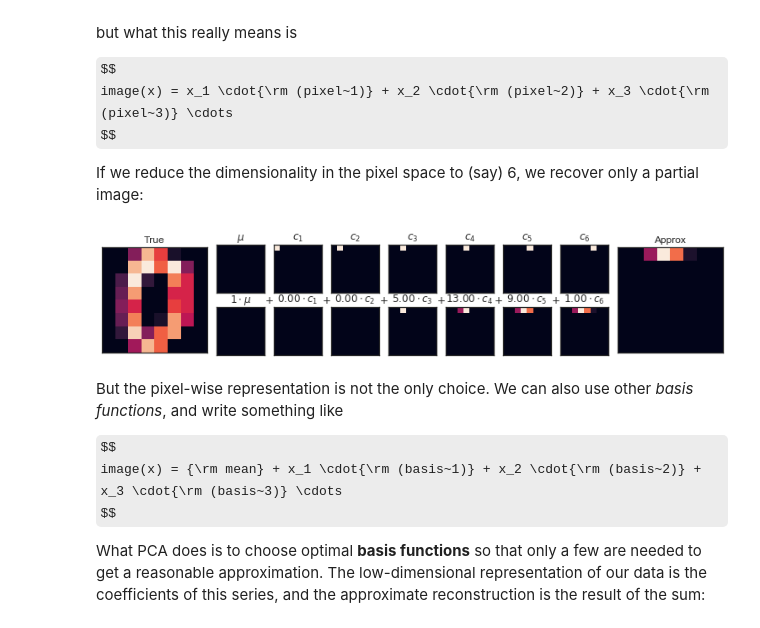
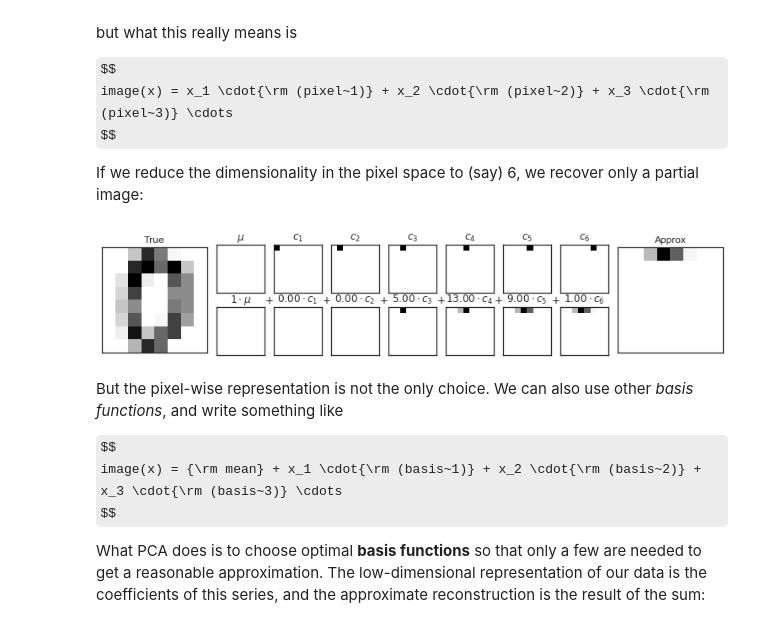
Before and after one commit to jakevdp/sklearn_tutorial, a Jupyter notebook: notebooks/04.1-Dimensionality-PCA.ipynb, the cells around one changed output. Cells and saved outputs as stored; diff of their text form; code cells hidden in the pictures; some formulas as TeX source.

Commit message:
Update: remove seaborn dependency

```diff
--- a/notebooks/04.1-Dimensionality-PCA.ipynb
+++ b/notebooks/04.1-Dimensionality-PCA.ipynb
@@ -14,8 +14,7 @@ import numpy as np
 import matplotlib.pyplot as plt
 from scipy import stats
 
-# use seaborn plotting style defaults
-import seaborn as sns; sns.set()
+plt.style.use('seaborn')
 # %% [markdown]
 ## Introducing Principal Component Analysis
 
@@ -120,10 +119,10 @@ If we reduce the dimensionality in the pixel space to (say) 6, we recover only a
 # %%
 from fig_code.figures import plot_image_components
 
-sns.set_style('white')
-plot_image_components(digits.data[0])
+with plt.style.context('seaborn-white'):
+    plot_image_components(digits.data[0])
 # %% [output]
-[figure, old version]
+[figure, new version]
 # %% [markdown]
 But the pixel-wise representation is not the only choice. We can also use other *basis functions*, and write something like
 
```
Also changed, not shown: parts of 6 cells of this notebook, 8 other files.
